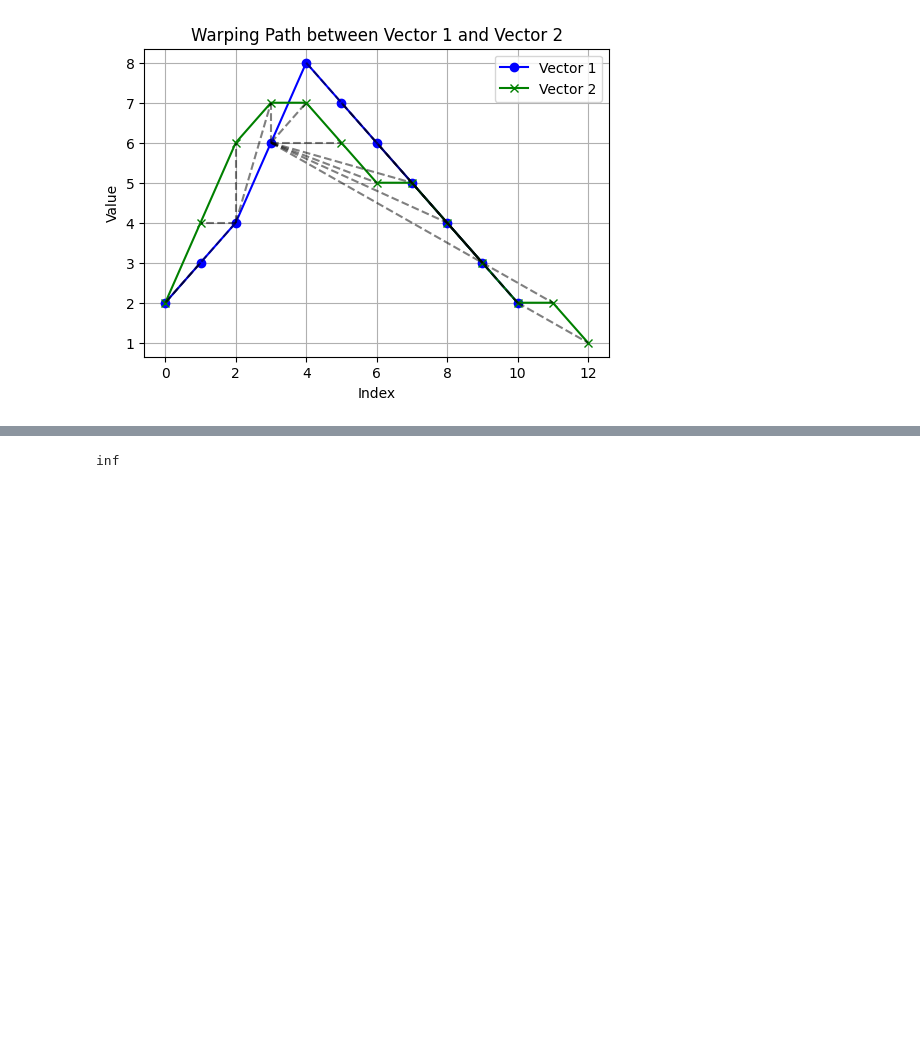
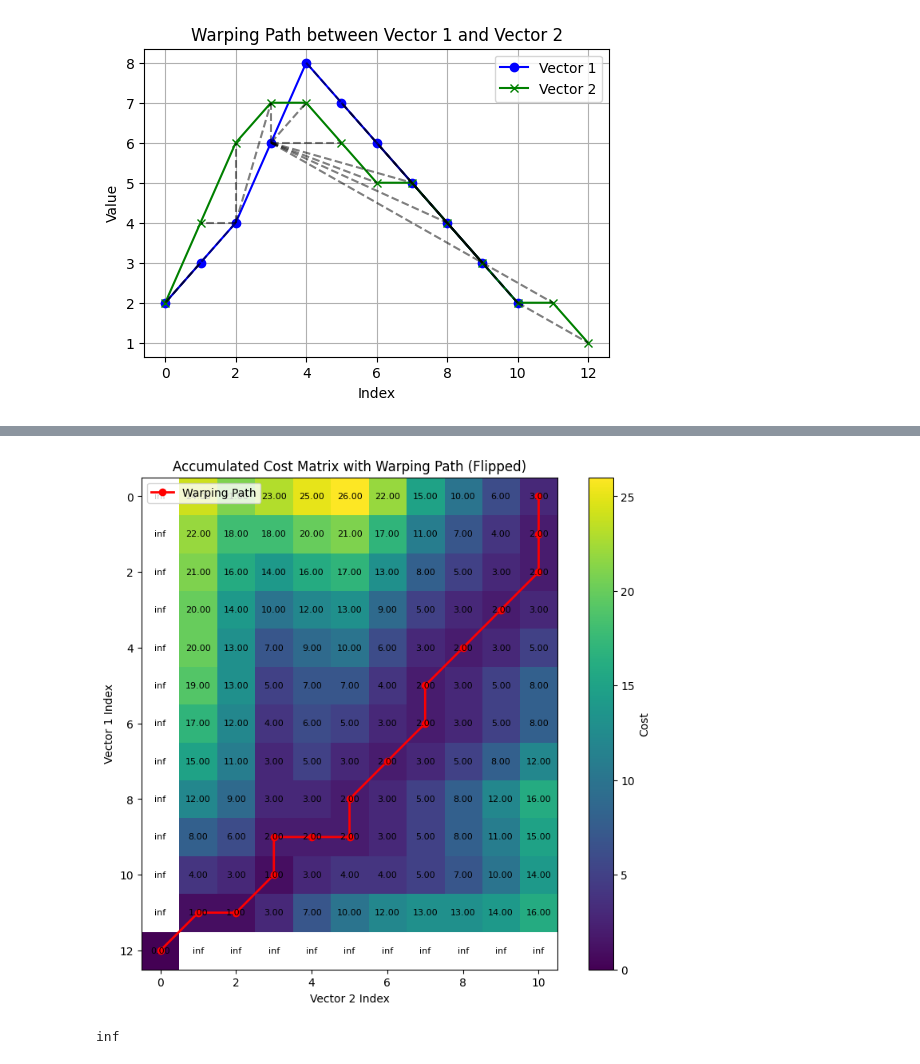
Before and after one commit to joshIsac/SpeechRecognition-, a Jupyter notebook: 2348523_Lab5 and 6 _time Alignment and Normalization.ipynb, the cells around one changed output, grey strips where cells are left out. Drawn from its saved outputs; the diff is of its cells as text; code cells hidden in the pictures; blank space fills up the shorter version.

```diff
--- a/2348523_Lab5 and 6 _time Alignment and Normalization.ipynb
+++ b/2348523_Lab5 and 6 _time Alignment and Normalization.ipynb
@@ -357,3 +295,81 @@ plt.show()
+# %%
+import numpy as np
+import matplotlib.pyplot as plt
+
+
+total_cost_matrix=np.array([
+    [np.inf, 24., 21., 23., 25., 26., 22., 15., 10., 6., 3.],
+    [np.inf, 22., 18., 18., 20., 21., 17., 11., 7., 4., 2.],
+    [np.inf, 21., 16., 14., 16., 17., 13., 8., 5., 3., 2.],
+    [np.inf, 20., 14., 10., 12., 13., 9., 5., 3., 2., 3.],
+    [np.inf, 20., 13., 7., 9., 10., 6., 3., 2., 3., 5.],
+    [np.inf, 19., 13., 5., 7., 7., 4., 2., 3., 5., 8.],
+    [np.inf, 17., 12., 4., 6., 5., 3., 2., 3., 5., 8.],
+    [np.inf, 15., 11., 3., 5., 3., 2., 3., 5., 8., 12.],
+    [np.inf, 12., 9., 3., 3., 2., 3., 5., 8., 12., 16.],
+    [np.inf, 8., 6., 2., 2., 2., 3., 5., 8., 11., 15.],
+    [np.inf, 4., 3., 1., 3., 4., 4., 5., 7., 10., 14.],
+    [np.inf, 1., 1., 3., 7., 10., 12., 13., 13., 14., 16.],
+    [0., np.inf, np.inf, np.inf, np.inf, np.inf, np.inf, np.inf, np.inf, np.inf, np.inf]
+])
+
+# Function to trace back the minimum cost path from bottom-left to top-right
+def DTW_tracer(total_cost_matrix):
+    row, col = total_cost_matrix.shape
+    i, j = row - 1, 0  # Start at the bottom-left corner
+    path = [(i, j)]
+
+    # Trace back to the top-right corner
+    while i > 0 or j < col - 1:
+        if i == 0:
+            j += 1
+        elif j == col - 1:
+            i -= 1
+        else:
+            options = [
+                total_cost_matrix[i - 1, j],     # Top
+                total_cost_matrix[i, j + 1],     # Right
+                total_cost_matrix[i - 1, j + 1]  # Diagonal
+            ]
+            move = np.argmin(options)
+            if move == 0:
+                i -= 1
+            elif move == 1:
+                j += 1
+            else:
+                i -= 1
+                j += 1
+        path.append((i, j))
+
+    path.reverse()
+    return path
+
+# Trace the low-cost path
+low_cost_path = DTW_tracer(total_cost_matrix)
+
+# Plot the cost matrix and the low-cost path
+plt.figure(figsize=(10, 8))
+plt.imshow(total_cost_matrix, cmap="viridis", interpolation="nearest")
+plt.colorbar(label="Cost")
+plt.title("Accumulated Cost Matrix with Warping Path (Flipped)")
+plt.xlabel("Vector 2 Index")
+plt.ylabel("Vector 1 Index")
+
+# Plot the path
+path_x, path_y = zip(*low_cost_path)
+plt.plot(path_y, path_x, marker="o", color="red", linewidth=2, label="Warping Path")
+
+# Annotate each cell with its value
+for i in range(total_cost_matrix.shape[0]):
+    for j in range(total_cost_matrix.shape[1]):
+        value = total_cost_matrix[i, j]
+        plt.text(j, i, f"{value:.2f}" if np.isfinite(value) else "inf",
+                 ha="center", va="center", color="black", fontsize=8)
+
+plt.legend()
+plt.show()
+# %% [output]
+[figure, added]
 # %%
 print(dtw_distance)
 # %% [output]
```
Also changed, not shown: parts of 1 cell of this notebook.
